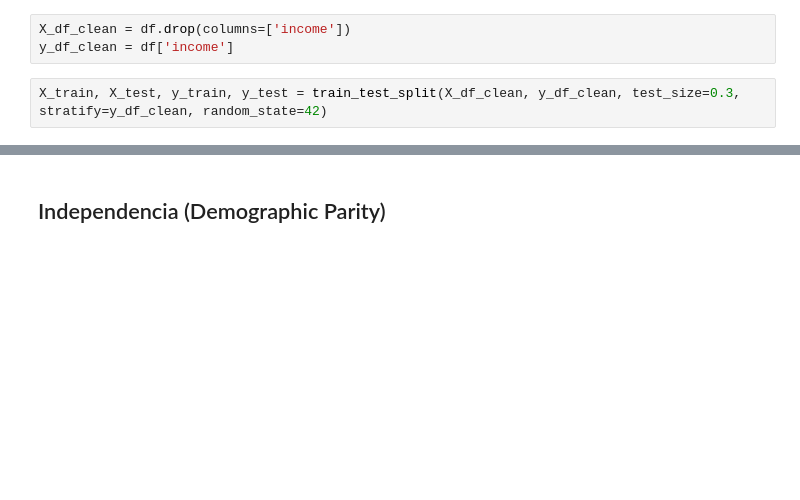
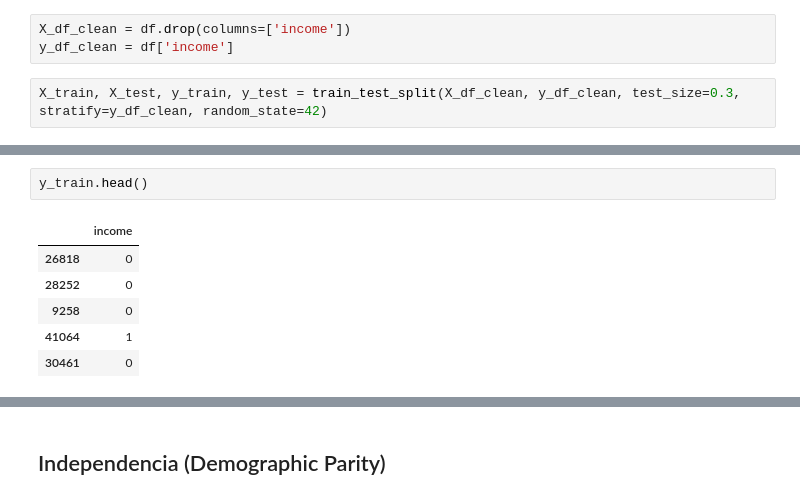
Before and after one commit to valepazg/tarea2_redes, a Jupyter notebook: t2.ipynb, the cells around one changed output, grey strips where cells are left out. Cells and saved outputs as stored; diff of their text form; blank space fills up the shorter version.

```diff
--- a/t2.ipynb
+++ b/t2.ipynb
@@ -113,0 +134,9 @@ preprocessor = ColumnTransformer(
+# %%
+y_train.head()
+# %% [output]
+|  | income |
+| 26818 | 0 |
+| 28252 | 0 |
+| 9258 | 0 |
+| 41064 | 1 |
+| 30461 | 0 |
```
Also changed, not shown: parts of 81 cells of this notebook, 2 other files.
